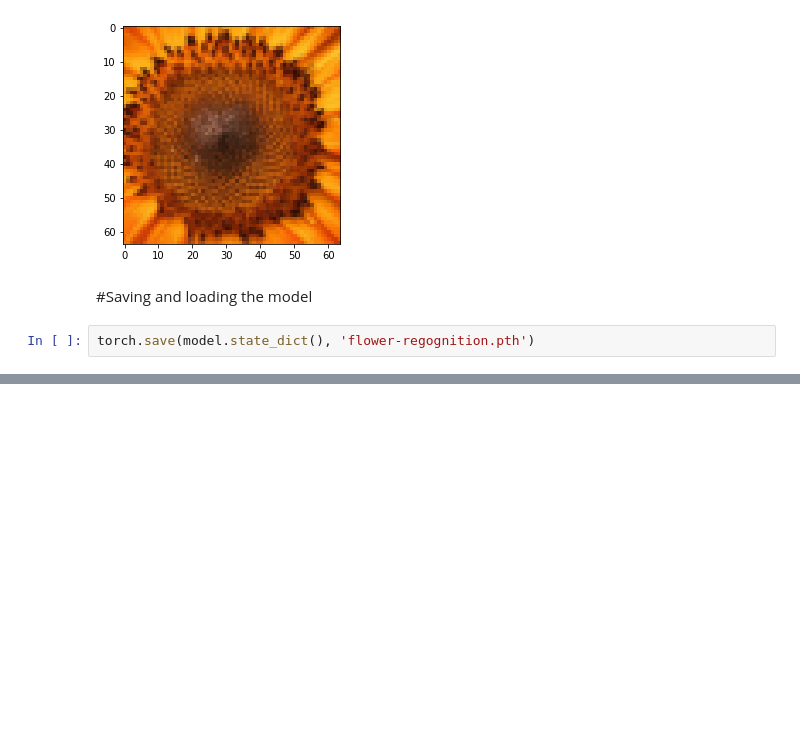
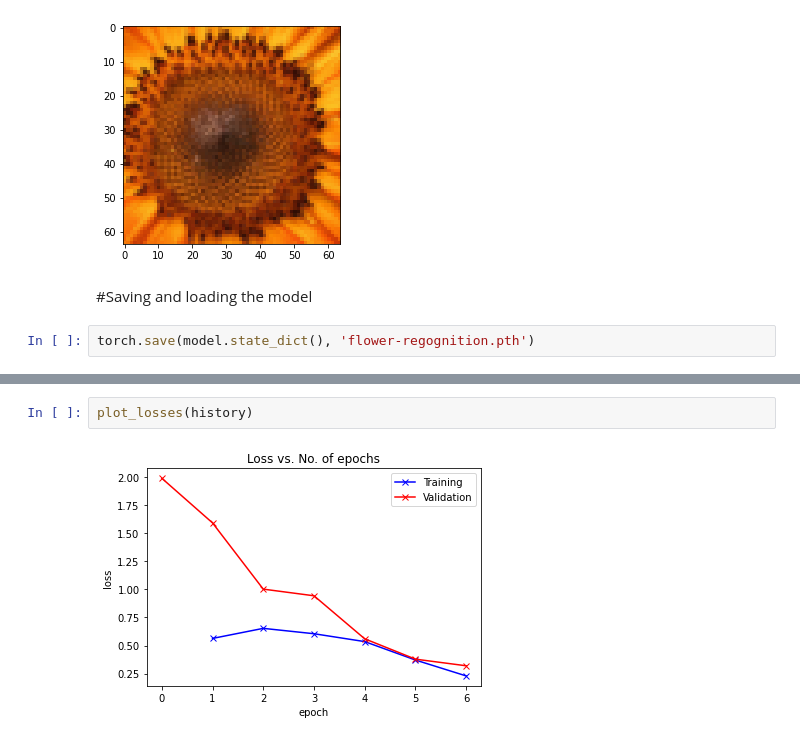
Before and after one commit to PradyumnaCharate/Flower-Species-Recognition, a Jupyter notebook: Deep_Learning_Project.ipynb, the cells around one changed output, grey strips where cells are left out. Cells and saved outputs as stored; diff of their text form; blank space fills up the shorter version.

```diff
--- a/Deep_Learning_Project.ipynb
+++ b/Deep_Learning_Project.ipynb
@@ -337,0 +457,4 @@ torch.save(model.state_dict(), 'flower-regognition.pth')
+# %%
+plot_losses(history)
+# %% [output]
+[figure, added]
```
Also changed, not shown: parts of 13 cells of this notebook.
